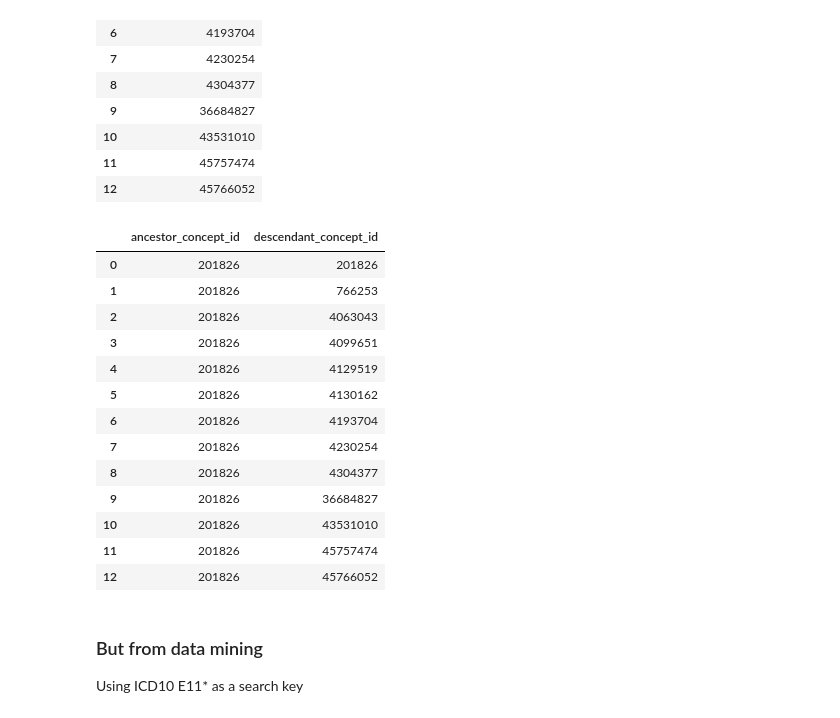
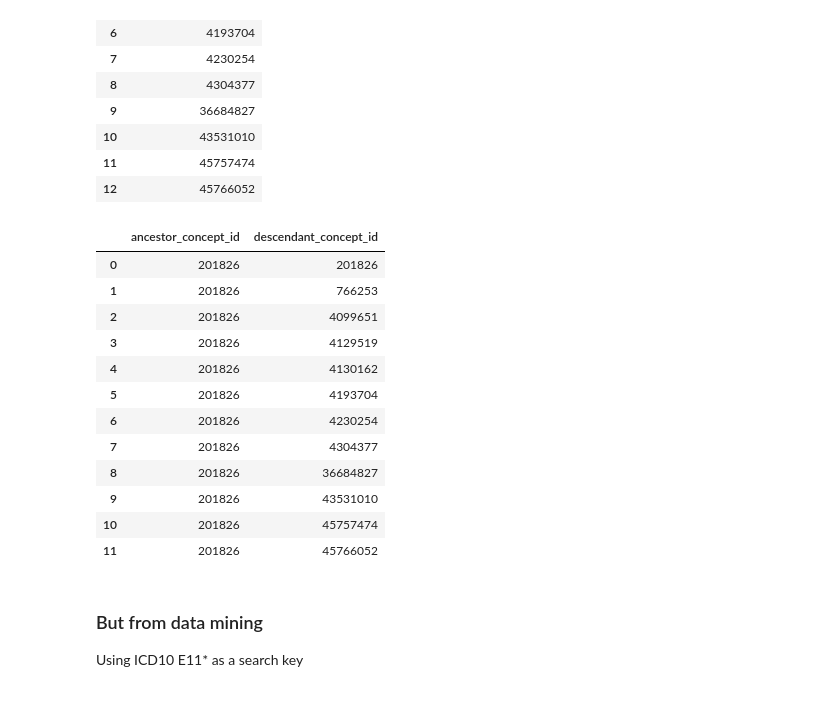
Before and after one commit to sidataplus/omop_dm_cohort, a Jupyter notebook: debug/prob_mapping_concept.ipynb, the cells around one changed output. Cells and saved outputs as stored; diff of their text form; code cells hidden in the pictures.

Commit message:
fixing OMOP-ICD concept mapping

```diff
--- a/notebook/prob_mapping_concept.ipynb
+++ b/debug/prob_mapping_concept.ipynb
@@ -55,27 +56,27 @@ recur_d
 # %%
 sql = '''
 SELECT c.ancestor_concept_id, c.descendant_concept_id
 FROM vocab.concept_ancestor c
 WHERE c.ancestor_concept_id = 201826 -- base query
+AND c.descendant_concept_id != 4063043 -- we have to remove pre-diabetes code
 ORDER BY c.descendant_concept_id
 '''
 descendant = pd.read_sql(sql, conn)
 descendant
 # %% [output]
 |  | ancestor_concept_id | descendant_concept_id |
 | 0 | 201826 | 201826 |
 | 1 | 201826 | 766253 |
-| 2 | 201826 | 4063043 |
-| 3 | 201826 | 4099651 |
-| 4 | 201826 | 4129519 |
-| 5 | 201826 | 4130162 |
-| 6 | 201826 | 4193704 |
-| 7 | 201826 | 4230254 |
-| 8 | 201826 | 4304377 |
-| 9 | 201826 | 36684827 |
-| 10 | 201826 | 43531010 |
-| 11 | 201826 | 45757474 |
-| 12 | 201826 | 45766052 |
+| 2 | 201826 | 4099651 |
+| 3 | 201826 | 4129519 |
+| 4 | 201826 | 4130162 |
+| 5 | 201826 | 4193704 |
+| 6 | 201826 | 4230254 |
+| 7 | 201826 | 4304377 |
+| 8 | 201826 | 36684827 |
+| 9 | 201826 | 43531010 |
+| 10 | 201826 | 45757474 |
+| 11 | 201826 | 45766052 |
 # %% [markdown]
 ### But from data mining
 Using ICD10 E11* as a search key
```
Also changed, not shown: parts of 18 cells of this notebook, 3 other files.
